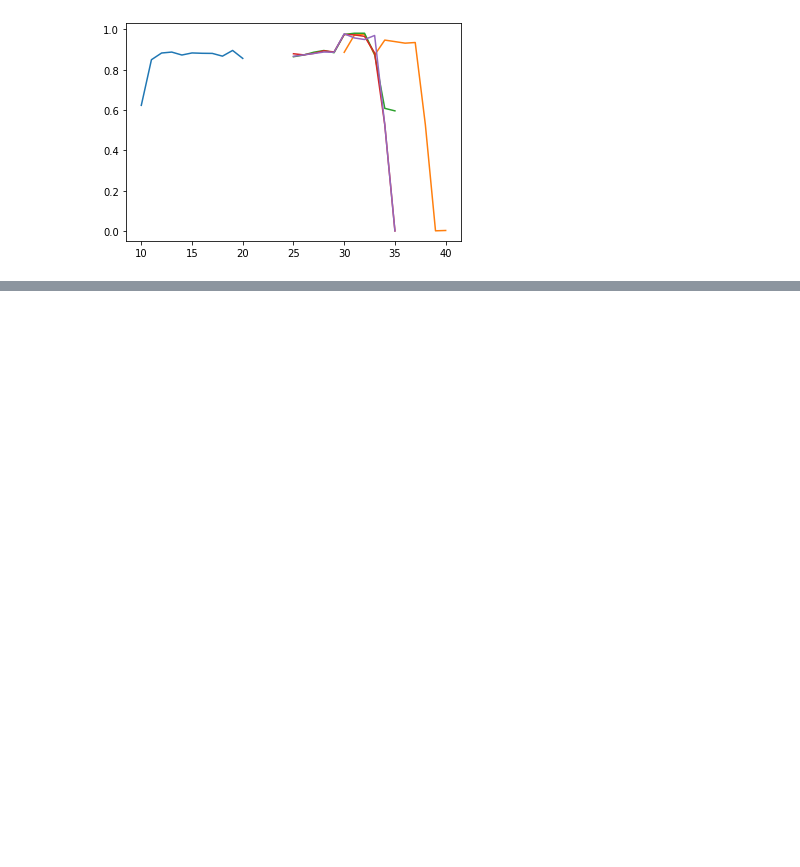
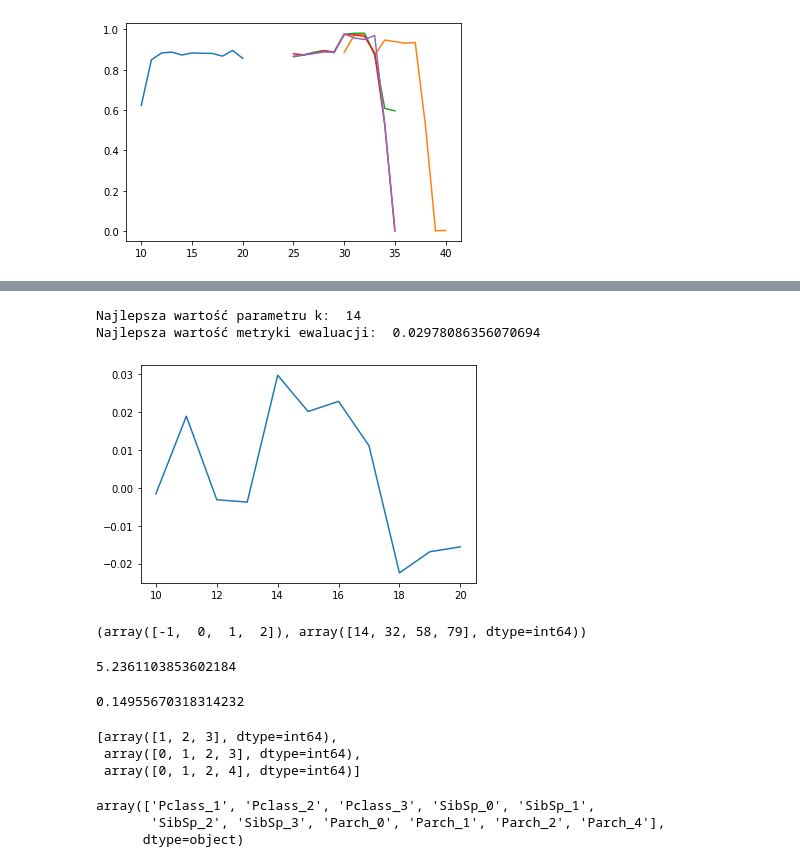
Before and after one commit to JakubSzczepanowski/NBC, a Jupyter notebook: main.ipynb, the cells around one changed output, grey strips where cells are left out. Cells and saved outputs as stored; diff of their text form; code cells hidden in the pictures; blank space fills up the shorter version.

```diff
--- a/main.ipynb
+++ b/main.ipynb
@@ -142,0 +246,4 @@ Najlepsza wartość metryki ewaluacji:  0.9780193819026083
+# %%
+data = pd.read_csv('datasets/titanic.csv')
+# %%
+data = data.dropna().reset_index(drop=True)
@@ -142,0 +266,3 @@ Najlepsza wartość metryki ewaluacji:  0.9780193819026083
+# %%
+y = data['Survived']
+X = data[['Pclass','Age','SibSp','Parch','Fare']]
@@ -142,0 +284,11 @@ Najlepsza wartość metryki ewaluacji:  0.9780193819026083
+# %%
+nbc = clustering.NBC(method='optimized')
+nbc.fit(X)
+# %%
+best_k, score = testing.find_best_predictions(X, y, nbc)
+print('Najlepsza wartość parametru k: ', best_k)
+print('Najlepsza wartość metryki ewaluacji: ', score)
+# %% [output]
+Najlepsza wartość parametru k:  14
+Najlepsza wartość metryki ewaluacji:  0.02978086356070694
+[figure, added]
@@ -142,0 +297,12 @@ Najlepsza wartość metryki ewaluacji:  0.9780193819026083
+# %%
+np.unique(y_pred, return_counts=True)
+# %% [output]
+(array([-1,  0,  1,  2]), array([14, 32, 58, 79], dtype=int64))
+# %%
+davies_bouldin_score(X, y_pred)
+# %% [output]
+5.2361103853602184
+# %%
+silhouette_score(X, y_pred)
+# %% [output]
+0.14955670318314232
@@ -142,0 +312,12 @@ Najlepsza wartość metryki ewaluacji:  0.9780193819026083
+# %%
+encoder.categories_
+# %% [output]
+[array([1, 2, 3], dtype=int64),
+ array([0, 1, 2, 3], dtype=int64),
+ array([0, 1, 2, 4], dtype=int64)]
+# %%
+encoder.get_feature_names(['Pclass', 'SibSp', 'Parch'])
+# %% [output]
+array(['Pclass_1', 'Pclass_2', 'Pclass_3', 'SibSp_0', 'SibSp_1',
+       'SibSp_2', 'SibSp_3', 'Parch_0', 'Parch_1', 'Parch_2', 'Parch_4'],
+      dtype=object)
```
Also changed, not shown: parts of 38 cells of this notebook, 3 other files.
